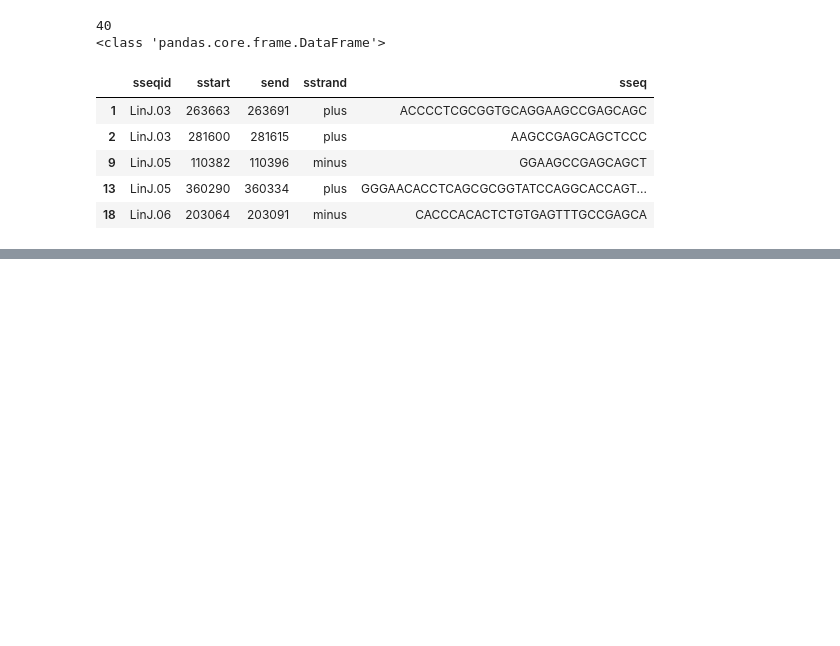
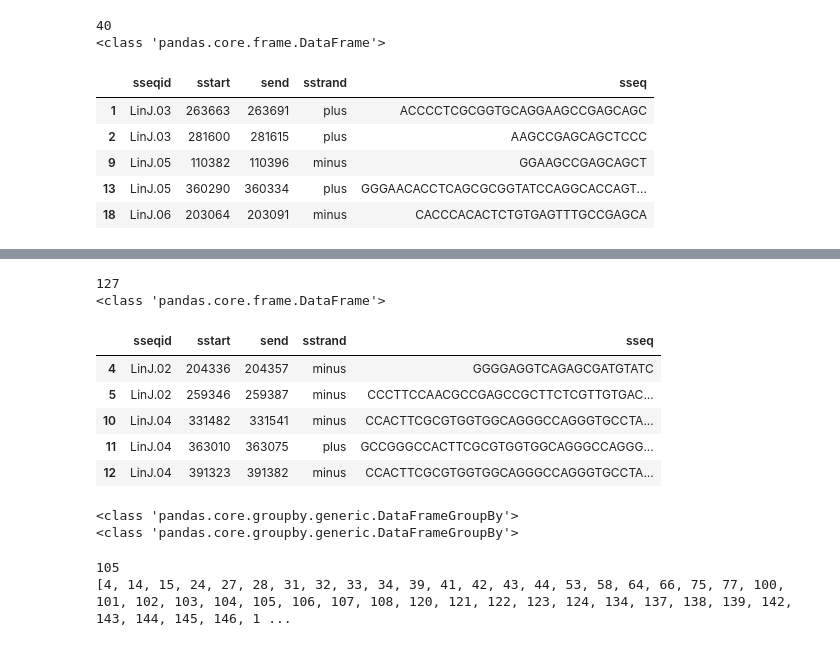
Before and after one commit to Viskuit/Test_BEDOPS, a Jupyter notebook: 7.LmSIDERa_and_LmSIDERb_hallmark_BLASTn/compare_hallmarks_files.ipynb, the cells around one changed output, grey strips where cells are left out. Drawn from its saved outputs; the diff is of its cells as text; code cells hidden in the pictures; blank space fills up the shorter version.

```diff
--- a/7.LmSIDERa_and_LmSIDERb_hallmark_BLASTn/compare_hallmarks_files.ipynb
+++ b/7.LmSIDERa_and_LmSIDERb_hallmark_BLASTn/compare_hallmarks_files.ipynb
@@ -299,0 +357,32 @@ genome_LmSIDER2a_NOTIN_pos_and_neg.head()
+# %%
+# Let's see which ones are not in our data
+genome_LmSIDER2b_not_in_mine = genome_LmSIDER2b.drop(LmSIDER2b_index)
+print(len(genome_LmSIDER2b_not_in_mine))
+print(type(genome_LmSIDER2b_not_in_mine))
+genome_LmSIDER2b_not_in_mine.head()
+# %% [output]
+127
+<class 'pandas.core.frame.DataFrame'>
+|  | sseqid | sstart | send | sstrand | sseq |
+| 4 | LinJ.02 | 204336 | 204357 | minus | GGGGAGGTCAGAGCGATGTATC |
+| 5 | LinJ.02 | 259346 | 259387 | minus | CCCTTCCAACGCCGAGCCGCTTCTCGTTGTGAC... |
+| 10 | LinJ.04 | 331482 | 331541 | minus | CCACTTCGCGTGGTGGCAGGGCCAGGGTGCCTA... |
+| 11 | LinJ.04 | 363010 | 363075 | plus | GCCGGGCCACTTCGCGTGGTGGCAGGGCCAGGG... |
+| 12 | LinJ.04 | 391323 | 391382 | minus | CCACTTCGCGTGGTGGCAGGGCCAGGGTGCCTA... |
+# %%
+# Now let's compare it with the original positive data from our software
+# Group this last data frame
+grouped_genome_LmSIDER2b_not_in_mine = genome_LmSIDER2b_not_in_mine.groupby("sseqid")
+print(type(grouped_genome_LmSIDER2b_not_in_mine))
+print(type(grouped_positive_SIDER_data))
+# %% [output]
+<class 'pandas.core.groupby.generic.DataFrameGroupBy'>
+<class 'pandas.core.groupby.generic.DataFrameGroupBy'>
+# %%
+# Call function
+LmSIDER2b_index2 = comparative_grouping_data(grouped_genome_LmSIDER2b_not_in_mine, grouped_positive_SIDER_data)
+print(len(LmSIDER2b_index2))
+print(LmSIDER2b_index2)
+# %% [output]
+105
+[4, 14, 15, 24, 27, 28, 31, 32, 33, 34, 39, 41, 42, 43, 44, 53, 58, 64, 66, 75, 77, 100, 101, 102, 103, 104, 105, 106, 107, 108, 120, 121, 122, 123, 124, 134, 137, 138, 139, 142, 143, 144, 145, 146, 1 ...
```
Also changed, not shown: parts of 16 cells of this notebook.
